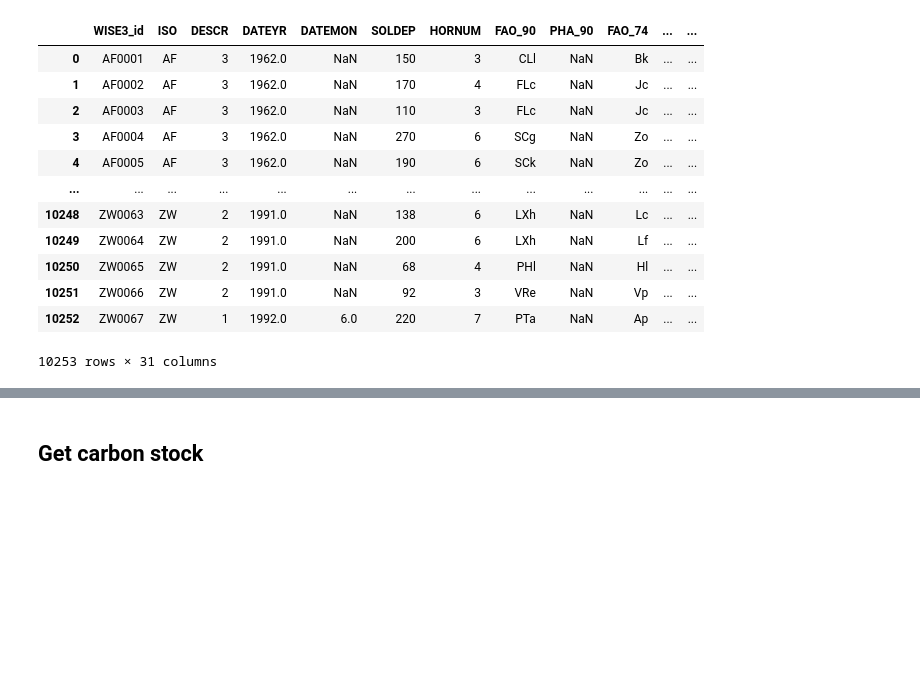
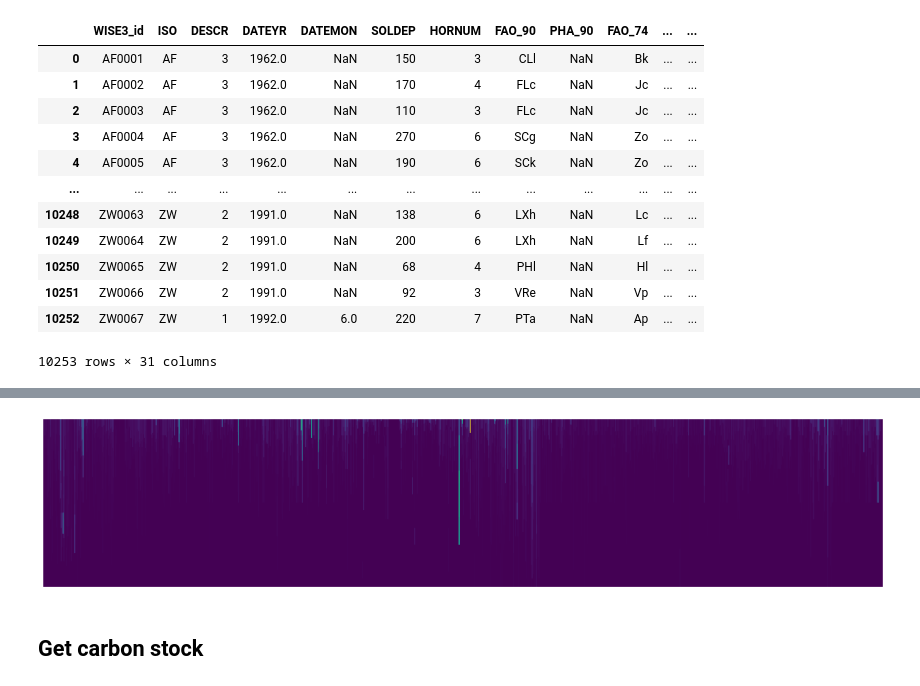
Before and after one commit to qAp/earthshotsoil, a Jupyter notebook: nbs/soilcarbon_datasets.ipynb, the cells around one changed output, grey strips where cells are left out. Saved outputs shown, nothing was run; the diff lists cells and outputs as text; code cells hidden in the pictures; blank space fills up the shorter version.

Commit message:
Plot orgc vertical profiles

```diff
--- a/nbs/soilcarbon_datasets.ipynb
+++ b/nbs/soilcarbon_datasets.ipynb
@@ -96,3 +115,34 @@ pd.read_csv('ISRIC_report_2008_02_csv/WISE3_SITE.csv')
+# %%
+orgc_sites = iter(wise3.groupby('wise3_id'))
+# %%
+def profile_df2array(df, max_depth=200):
+    out = np.zeros(max_depth, dtype=np.float32)
+    df.botdep.clip(upper=max_depth, inplace=True)
+    for _, r in df.iterrows():
+        out[r.topdep:r.botdep] = r.orgc
+
+    return out
+# %%
+count = 0
+ids = []
+profiles = []
+while True:
+    count += 1
+    if count > 1000:
+        break
+
+    id, df = next(orgc_sites)
+
+    ids.append(id)
+    profiles.append(profile_df2array(df))
+# %%
+profiles = np.stack(profiles, axis=1)
+# %%
+fig, ax = plt.subplots(figsize=(20, 20))
+ax.imshow(profiles)
+ax.axis('off');
+# %% [output]
+[figure, added]
 # %% [markdown]
 ## Get carbon stock
 # %%
```
Also changed, not shown: parts of 10 cells of this notebook, 1 other file.
